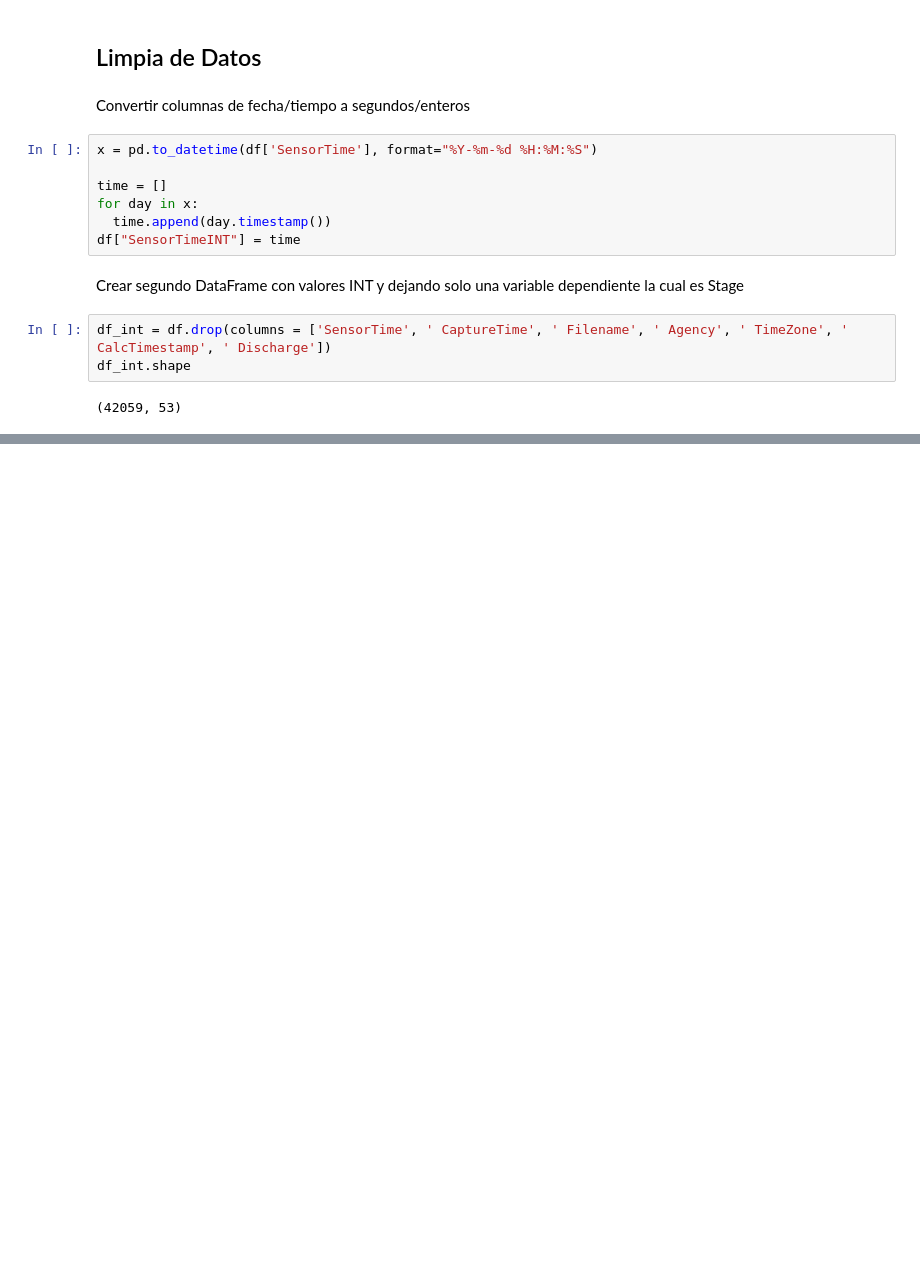
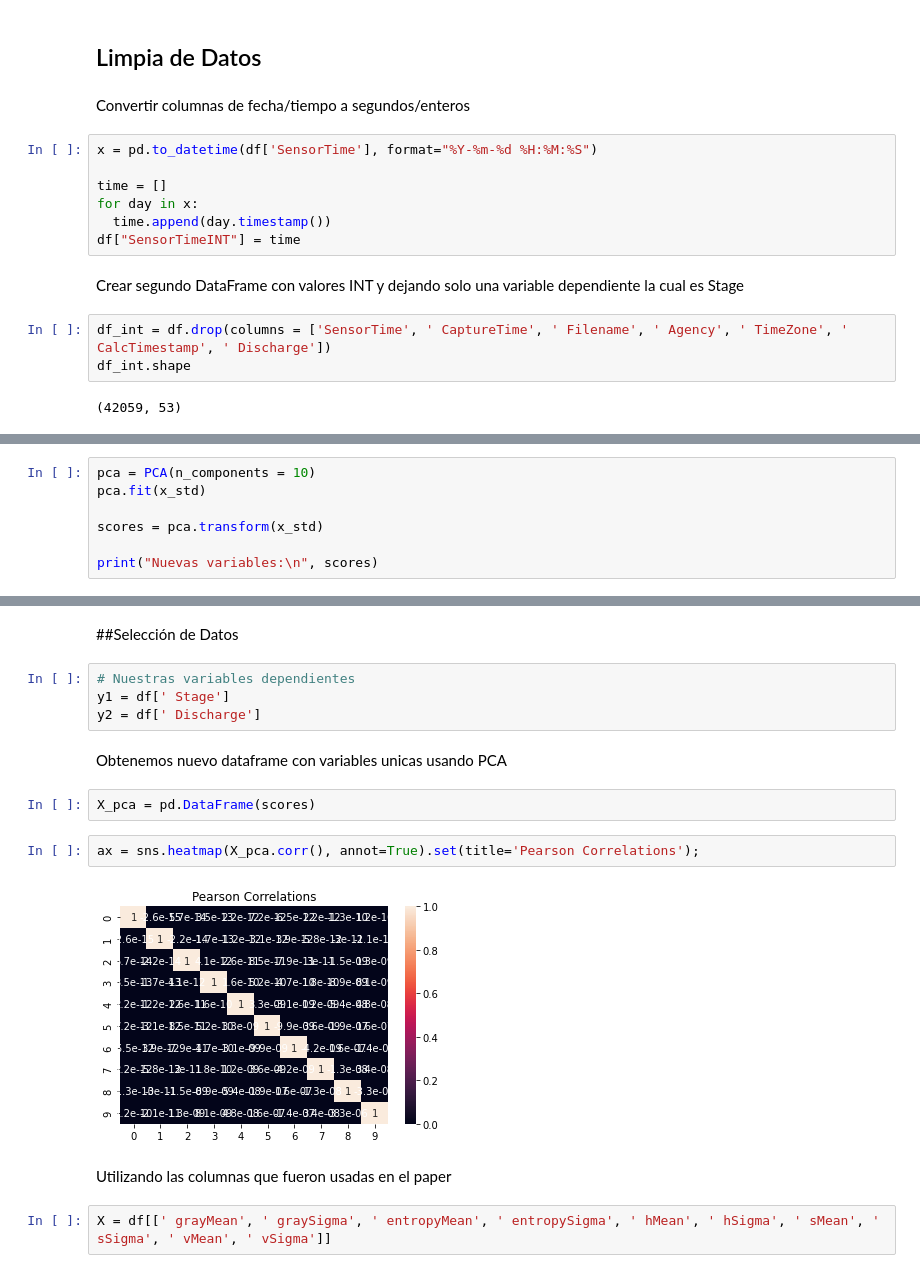
Before and after one commit to PanaDevOps/Stage-Discharge, a Jupyter notebook: retodos.ipynb, the cells around one changed output, grey strips where cells are left out. Drawn from its saved outputs; the diff is of its cells as text; blank space fills up the shorter version.

```diff
--- a/retodos.ipynb
+++ b/retodos.ipynb
@@ -219,0 +148,7 @@ regr.score(x_test, y_test)
+# %%
+pca = PCA(n_components = 10)
+pca.fit(x_std)
+
+scores = pca.transform(x_std)
+
+print("Nuevas variables:\n", scores)
@@ -219,0 +170,18 @@ regr.score(x_test, y_test)
+# %% [markdown]
+##Selección de Datos
+# %%
+# Nuestras variables dependientes
+y1 = df[' Stage']
+y2 = df[' Discharge']
+# %% [markdown]
+Obtenemos nuevo dataframe con variables unicas usando PCA
+# %%
+X_pca = pd.DataFrame(scores)
+# %%
+ax = sns.heatmap(X_pca.corr(), annot=True).set(title='Pearson Correlations');
+# %% [output]
+[figure, added]
+# %% [markdown]
+Utilizando las columnas que fueron usadas en el paper
+# %%
+X = df[[' grayMean', ' graySigma', ' entropyMean', ' entropySigma', ' hMean', ' hSigma', ' sMean', ' sSigma', ' vMean', ' vSigma']]
```
Also changed, not shown: parts of 75 cells of this notebook.
